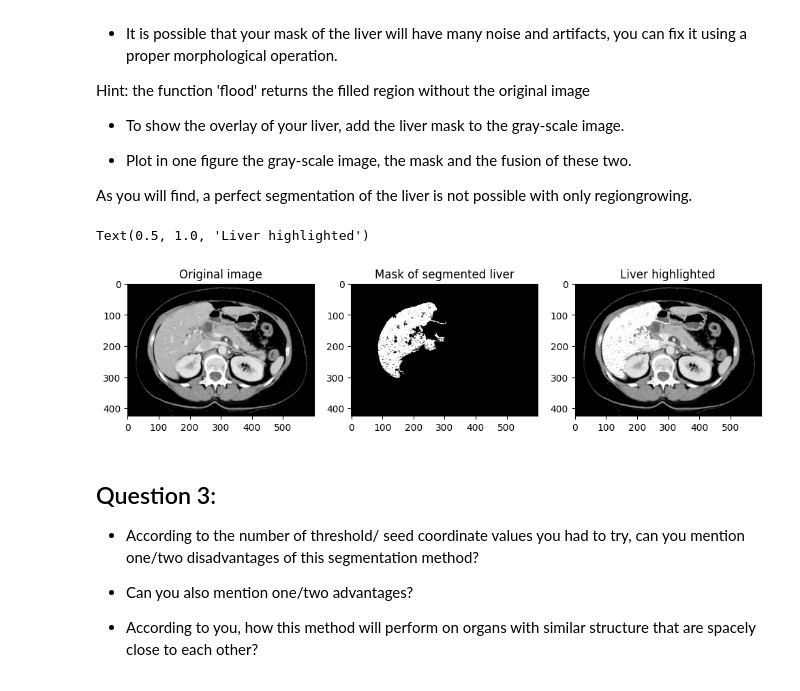
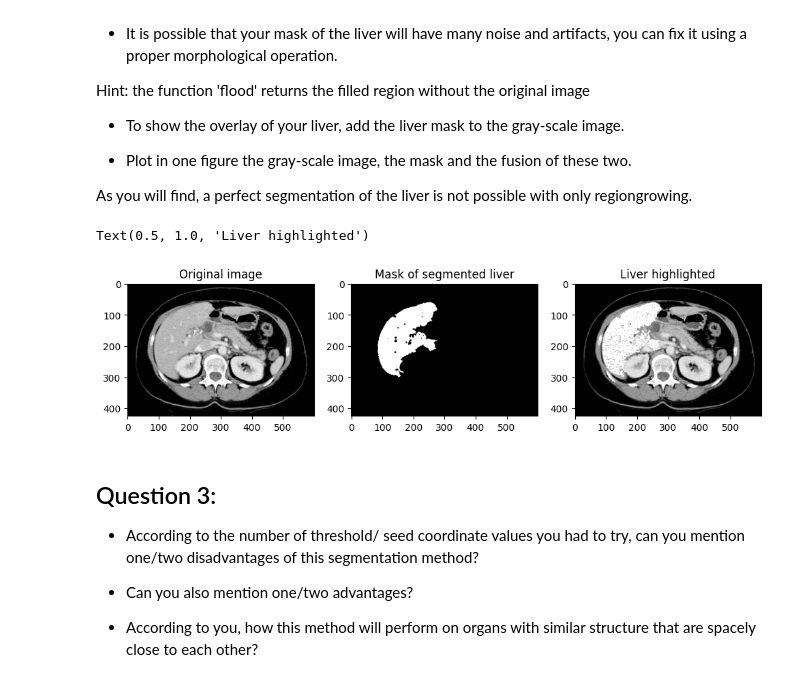
Before and after one commit to crystaljwang/tm11005_aip, a Jupyter notebook: AIP_Segmentation1.ipynb, the cells around one changed output. Drawn from its saved outputs; the diff is of its cells as text; code cells hidden in the pictures.

```diff
--- a/AIP_Segmentation1.ipynb
+++ b/AIP_Segmentation1.ipynb
@@ -462,24 +462,27 @@ As you will find, a perfect segmentation of the liver is not possible with only
 # %%
 # Excercise 1.3 answer
 
 abdomen_image = np.asarray(imread('tm11005_aip/data/abdomen-CT.jpg'), dtype = float)
 abdomen_image = rgb2gray(abdomen_image)
 
-liver_mask = flood(abdomen_image, (150,150), connectivity = 1, tolerance = 15)
-liver_image = flood_fill(abdomen_image, (150,150), 255, connectivity = 1, tolerance = 15)
+liver_mask = flood(abdomen_image, (150,150), connectivity = 1, tolerance = 12)
+liver_image = flood_fill(abdomen_image, (150,150), 255, connectivity = 1, tolerance = 12)
+
+liver_mask = dilation(liver_mask, disk(2))
+liver_mask = erosion(liver_mask, disk(1))
 
 fig, axs = plt.subplots(1,3)
 axs[0].imshow(abdomen_image, cmap = 'gray')
 axs[0].set_title(f"Original image")
 
 axs[1].imshow(liver_mask, cmap = 'gray')
 axs[1].set_title(f"Mask of segmented liver")
 
 axs[2].imshow(liver_image, cmap = 'gray')
 axs[2].set_title(f"Liver highlighted")
 # %% [output]
 Text(0.5, 1.0, 'Liver highlighted')
-[figure, old version]
+[figure, new version]
 # %% [markdown]
 ## Question 3:
 
```
